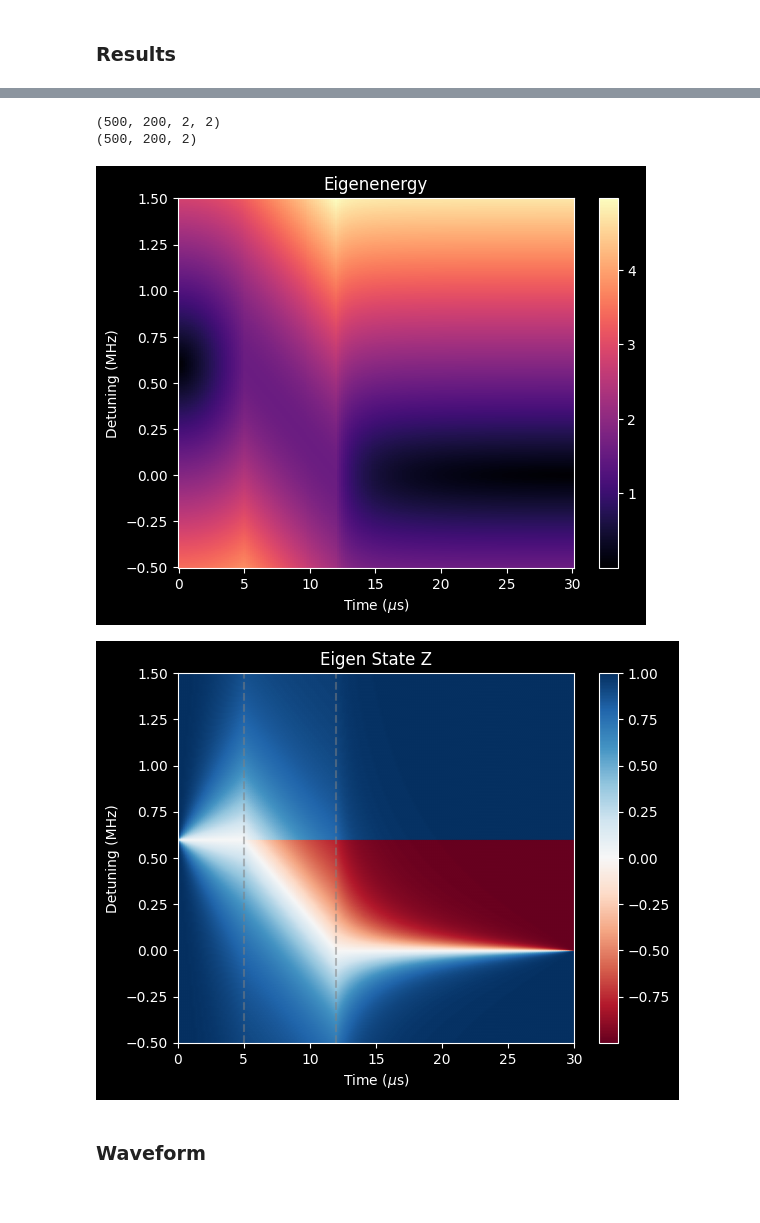
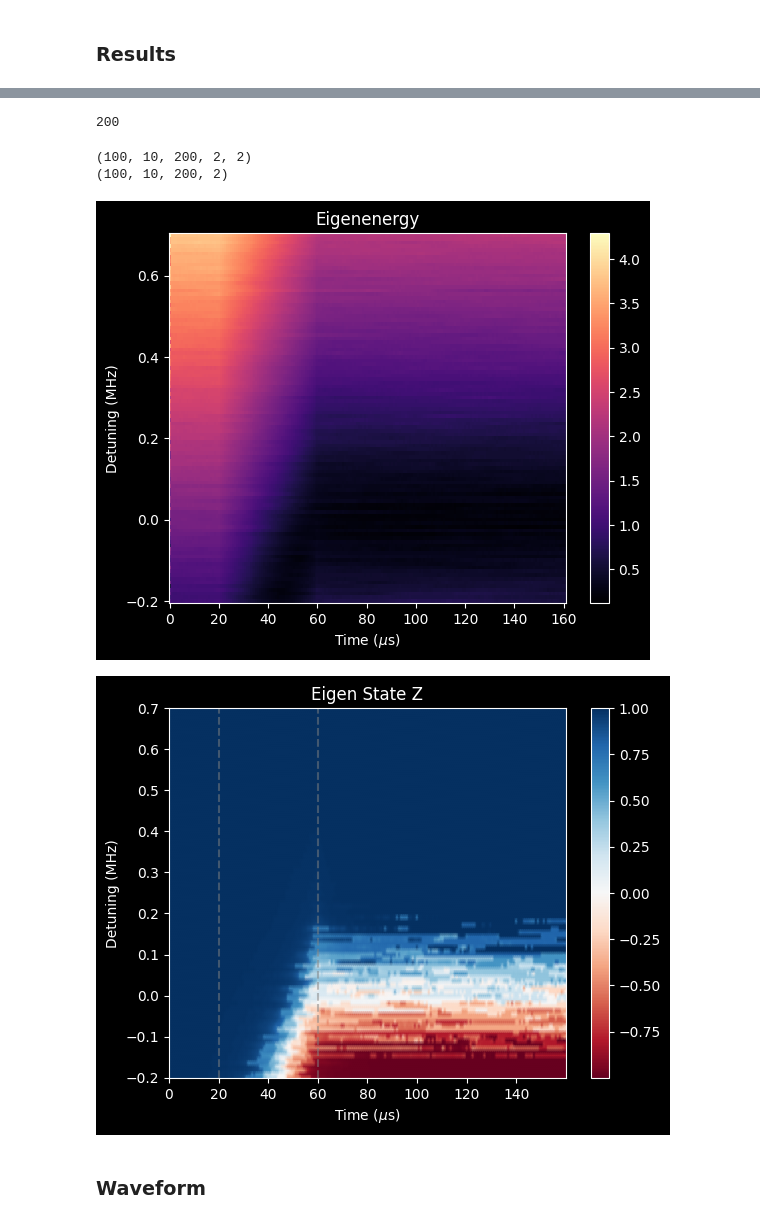
Before and after one commit to Slippery-Chickenz/qipQubitSimTools, a Jupyter notebook: examples/example.ipynb, the cells around one changed output, grey strips where cells are left out. Saved outputs shown, nothing was run; the diff lists cells and outputs as text; code cells hidden in the pictures.

```diff
--- a/examples/example.ipynb
+++ b/examples/example.ipynb
@@ -121,13 +121,13 @@ waveform = f["waveform"]
 
 print("Result Groups:")
 for key in results:
-    print("| ", key)
+    print("| ", key, " : ", np.array(results[key]).shape)
 
 print("----------------------")
 
 print("Parameter Groups:")
 for key in parameters:
-    print("| ", key)
+    print("| ", key, " : ", len(np.array(parameters[key])))
 
 assert(isinstance(parameters, h5py.Group))
 detunings = np.array(parameters["qubits_guess_larmor"])
@@ -140,11 +140,13 @@ probabilities = np.array(results["probabilities"])
 states = np.array(results["states"])
 times = np.array(results["times"])
 bloch_coords = results["bloch_coords"]
+eigenenergies = np.array(results["eigenenergies"])
+eigenstates = np.array(results["eigenstates"])
 
 assert(isinstance(bloch_coords, h5py.Group))
-x_coords = np.array(bloch_coords["x_coords"][detuning_index,:])
-y_coords = np.array(bloch_coords["y_coords"][detuning_index,:])
-z_coords = np.array(bloch_coords["z_coords"][detuning_index,:])
+x_coords = np.average(np.array(bloch_coords["x_coords"]), axis = 1)[detuning_index,:]
+y_coords = np.average(np.array(bloch_coords["y_coords"]), axis = 1)[detuning_index,:]
+z_coords = np.average(np.array(bloch_coords["z_coords"]), axis = 1)[detuning_index,:]
 
 rise_index = np.abs(times - rise_time).argmin()
 mid_index = np.abs(times - (pulse_time - rise_time - fall_time)).argmin()
@@ -165,41 +155,46 @@ Parameter Groups:
+# %%
+print(times.shape[-1])
+# %% [output]
+200
 # %%
-print(np.shape(np.array(results["eigenstates"])))
-print(np.shape(np.array(results["eigenenergies"])))
+print(np.shape(eigenstates))
+print(np.shape(eigenenergies))
 # %% [output]
-(500, 200, 2, 2)
-(500, 200, 2)
+(100, 10, 200, 2, 2)
+(100, 10, 200, 2)
 # %%
-X, Y = np.meshgrid(times[0], detunings)
-pcolorm = plt.pcolormesh(X, Y, np.array(results["eigenenergies"])[:,:,1], shading="nearest", cmap="magma")
+X, Y = np.meshgrid(times[0,0,:], detunings)
+pcolorm = plt.pcolormesh(X, Y, np.average(eigenenergies, axis = 1)[:,:,1], shading="nearest", cmap="magma")
 plt.colorbar(pcolorm)
 plt.ylabel("Detuning (MHz)")
 plt.xlabel("Time ($\\mu$s)")
 plt.title("Eigenenergy")
 plt.show()
 
-eigenstates_z = np.zeros((len(detunings), len(times[0])))
+eigenstates_z = np.zeros((len(detunings), len(times[0,0,:])))
+avged_eigenstates = np.average(eigenstates, axis = 1)
 
 s = 0
 for i in range(len(detunings)):
     if detunings[i] < -max_frequency:
         s = 1
     else:
         s = 0
-    for k in range(len(times[0])):
-        eigenstates_z[i][k] = np.conjugate(np.array(results["eigenstates"][i,k,s,:])).dot(np.array([[1, 0], [0, -1]]).dot(np.array(results["eigenstates"][i,k,s,:]))).real
+    for k in range(len(times[0,0,:])):
+        eigenstates_z[i][k] = np.conjugate(avged_eigenstates[i,k,s,:]).dot(np.array([[1, 0], [0, -1]]).dot(avged_eigenstates[i,k,s,:])).real
 
 
-X, Y = np.meshgrid(times[0], detunings)
+X, Y = np.meshgrid(times[0,0,:], detunings)
 pcolorm = plt.pcolormesh(X, Y, eigenstates_z, shading="gouraud", cmap="RdBu")
 plt.colorbar(pcolorm)
 plt.ylabel("Detuning (MHz)")
 plt.xlabel("Time ($\\mu$s)")
-plt.vlines([rise_time, pulse_time - fall_time], -0.5, 1.5, ls = "--", color = "grey", alpha = 0.5)
+plt.vlines([rise_time, pulse_time - fall_time], min(detunings), max(detunings), ls = "--", color = "grey", alpha = 0.5)
 plt.title("Eigen State Z")
 plt.show()
 # %% [output]
-[figure, old version]
+[figure, new version]
-[figure, old version]
+[figure, new version]
 # %% [markdown]
 ###  Waveform
 # %%
```
Also changed, not shown: parts of 7 cells of this notebook, 1 other file.
